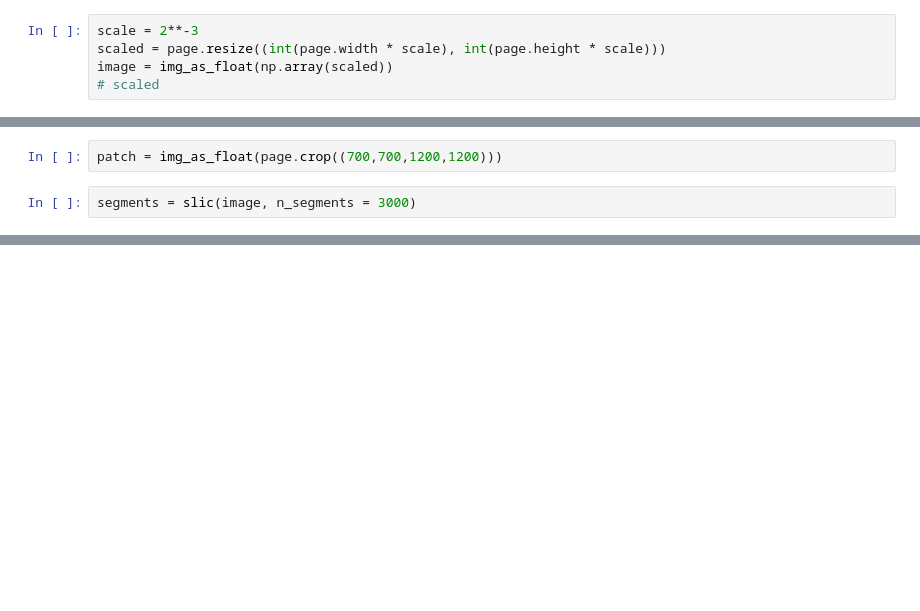
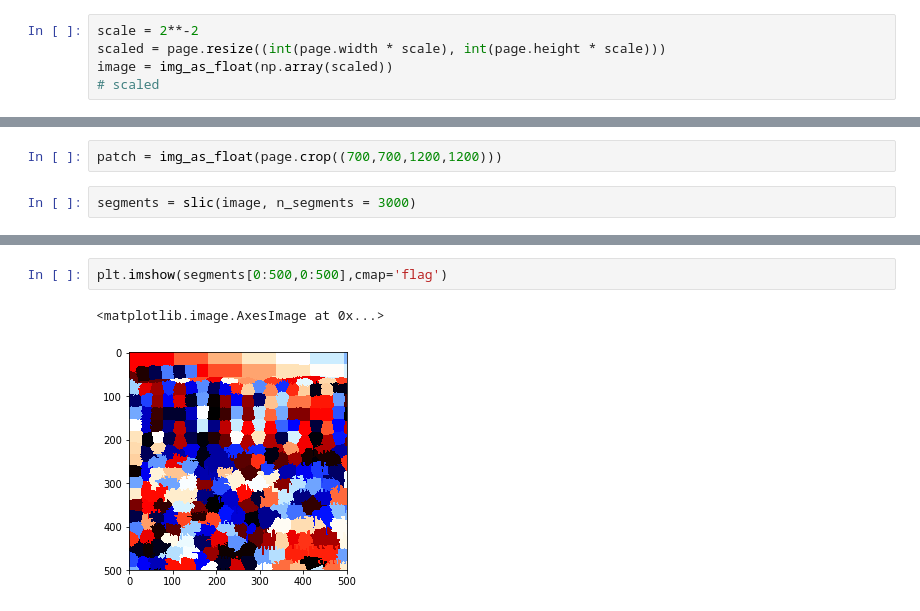
Before and after one commit to kaphka/imi-master-thesis, a Jupyter notebook: notebooks/createSLICpatches.ipynb, the cells around one changed output, grey strips where cells are left out. Drawn from its saved outputs; the diff is of its cells as text; blank space fills up the shorter version.

```diff
--- a/notebooks/createSLICpatches.ipynb
+++ b/notebooks/createSLICpatches.ipynb
@@ -62,7 +60,7 @@ import random as rnd
 # show the plots
 # plt.show()
 # %%
-scale = 2**-3
+scale = 2**-2
 scaled = page.resize((int(page.width * scale), int(page.height * scale)))
 image = img_as_float(np.array(scaled))
 # scaled
@@ -86,3 +93,8 @@ plt.show()
+# %%
+plt.imshow(segments[0:500,0:500],cmap='flag')
+# %% [output]
+<matplotlib.image.AxesImage at 0x...>
+[figure, added]
 # %%
 # patches = np.zeros((5, 28, 28, 3))
 segments.dtype
```
Also changed, not shown: parts of 30 cells of this notebook, 4 other files.
